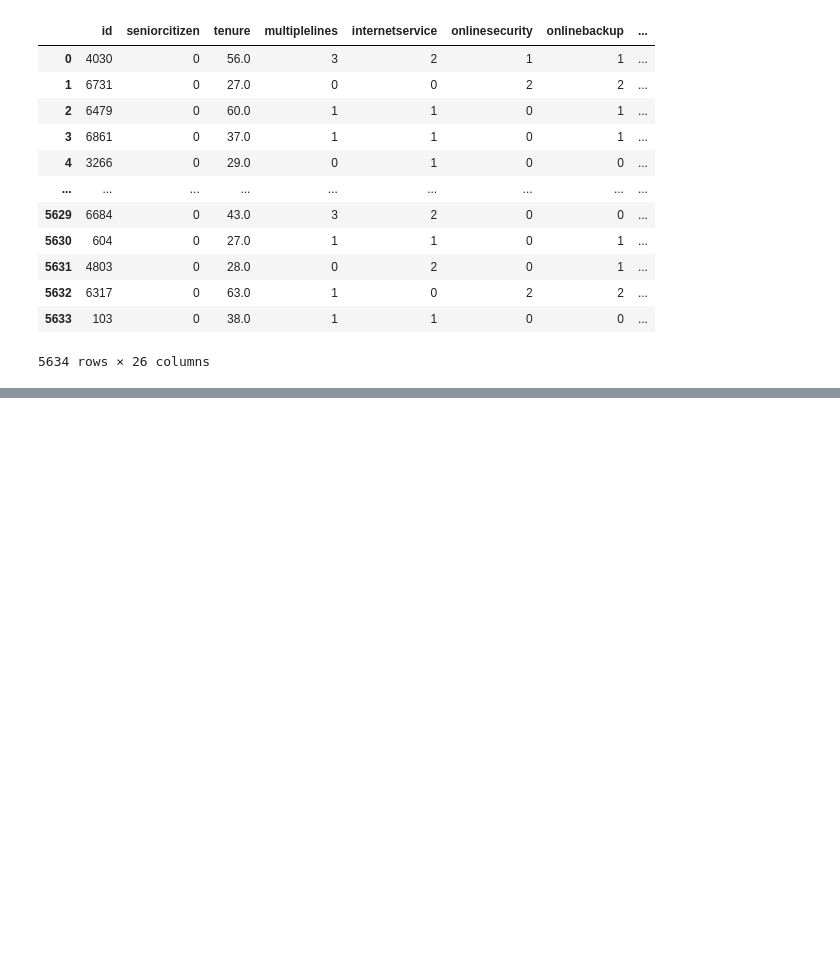
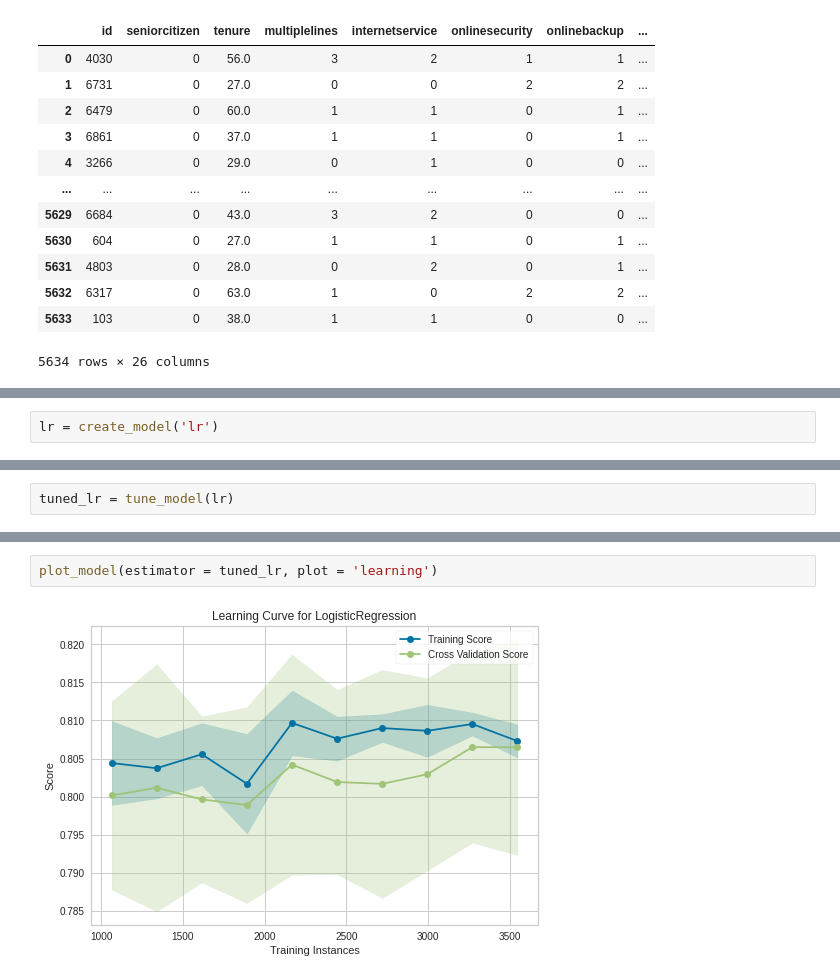
Before and after one commit to jjefferson2006/DSWP_JJ_altera, a Jupyter notebook: desafio_churn_2020.ipynb, the cells around one changed output, grey strips where cells are left out. Drawn from its saved outputs; the diff is of its cells as text; blank space fills up the shorter version.

```diff
--- a/desafio_churn_2020.ipynb
+++ b/desafio_churn_2020.ipynb
@@ -1669,0 +1976,2 @@ clf = setup(data = df_s,
+# %%
+lr = create_model('lr')
@@ -1669,0 +1992,2 @@ clf = setup(data = df_s,
+# %%
+tuned_lr = tune_model(lr)
@@ -1669,0 +2008,4 @@ clf = setup(data = df_s,
+# %%
+plot_model(estimator = tuned_lr, plot = 'learning')
+# %% [output]
+[figure, added]
```
Also changed, not shown: parts of 51 cells of this notebook.
